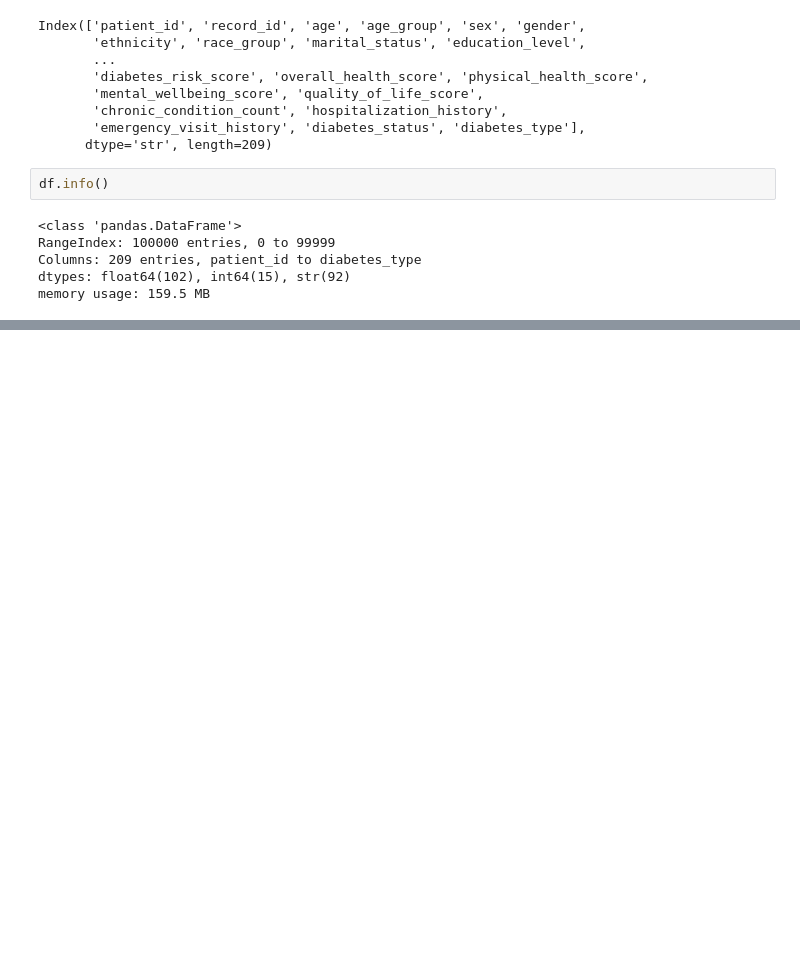
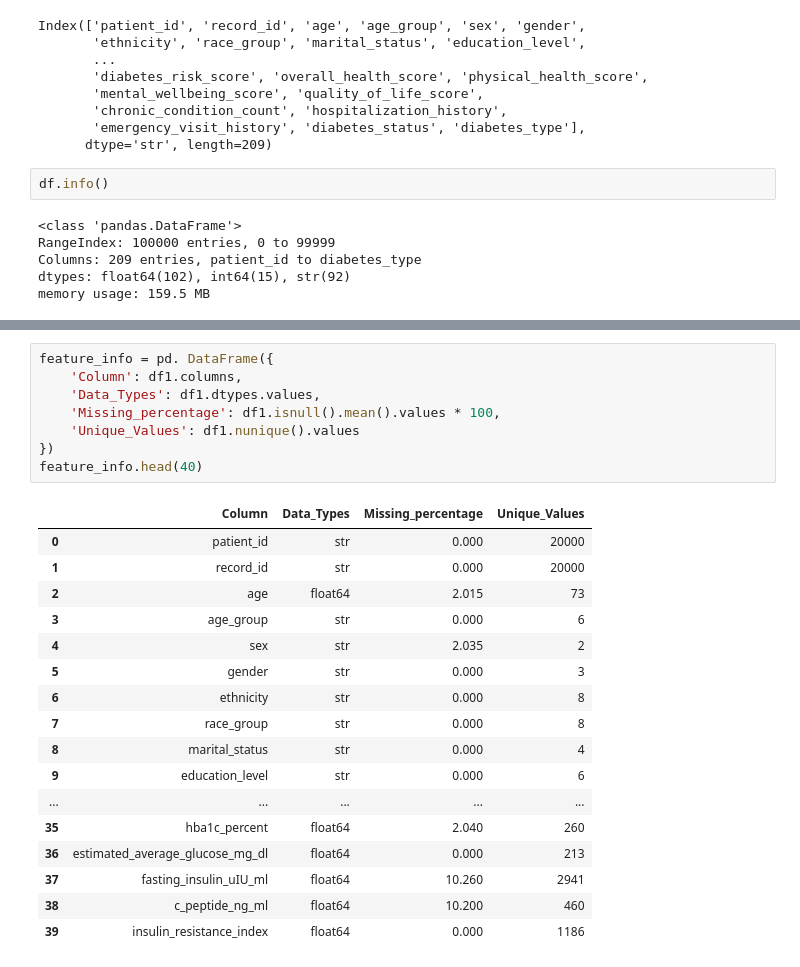
Before and after one commit to jibimariyam/ML_Diabetes_Project, a Jupyter notebook: notebooks/01_eda.ipynb, the cells around one changed output, grey strips where cells are left out. Cells and saved outputs as stored; diff of their text form; blank space fills up the shorter version.

```diff
--- a/notebooks/01_eda.ipynb
+++ b/notebooks/01_eda.ipynb
@@ -110,0 +269,26 @@ print(df.columns[dup].tolist())
+# %%
+feature_info = pd. DataFrame({
+    'Column': df1.columns,
+    'Data_Types': df1.dtypes.values,
+    'Missing_percentage': df1.isnull().mean().values * 100,
+    'Unique_Values': df1.nunique().values
+})
+feature_info.head(40)
+# %% [output]
+|  | Column | Data_Types | Missing_percentage | Unique_Values |
+| 0 | patient_id | str | 0.000 | 20000 |
+| 1 | record_id | str | 0.000 | 20000 |
+| 2 | age | float64 | 2.015 | 73 |
+| 3 | age_group | str | 0.000 | 6 |
+| 4 | sex | str | 2.035 | 2 |
+| 5 | gender | str | 0.000 | 3 |
+| 6 | ethnicity | str | 0.000 | 8 |
+| 7 | race_group | str | 0.000 | 8 |
+| 8 | marital_status | str | 0.000 | 4 |
+| 9 | education_level | str | 0.000 | 6 |
+| ... | ... | ... | ... | ... |
+| 35 | hba1c_percent | float64 | 2.040 | 260 |
+| 36 | estimated_average_glucose_mg_dl | float64 | 0.000 | 213 |
+| 37 | fasting_insulin_uIU_ml | float64 | 10.260 | 2941 |
+| 38 | c_peptide_ng_ml | float64 | 10.200 | 460 |
+| 39 | insulin_resistance_index | float64 | 0.000 | 1186 |
```
Also changed, not shown: parts of 74 cells of this notebook.
